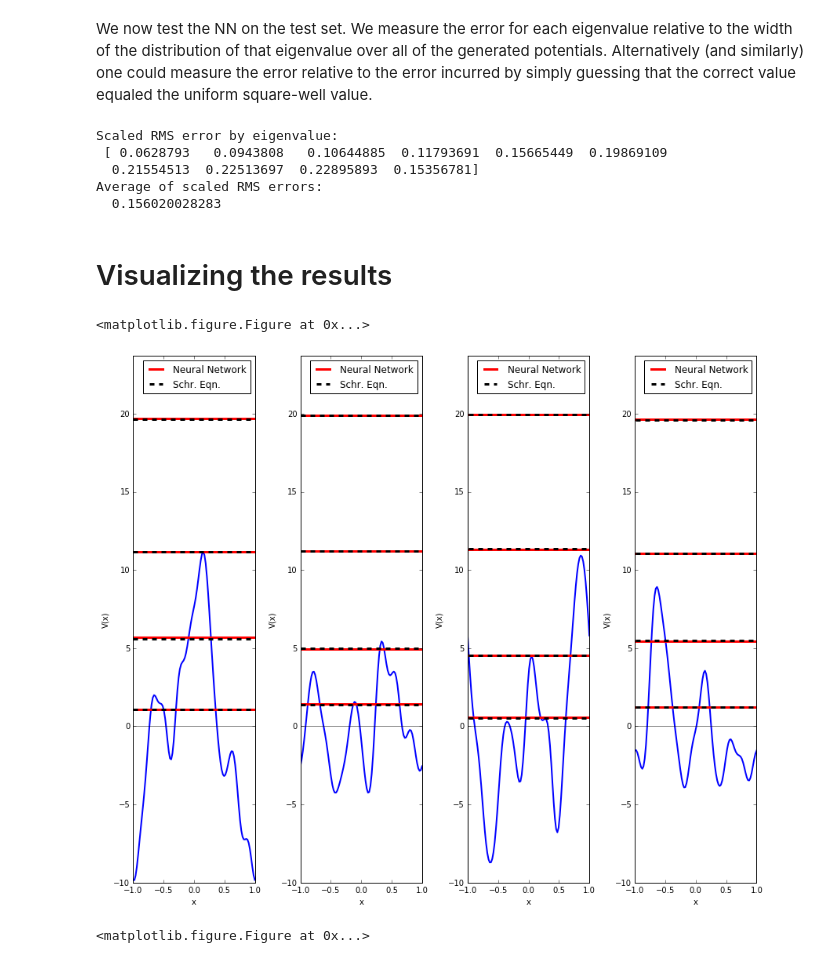
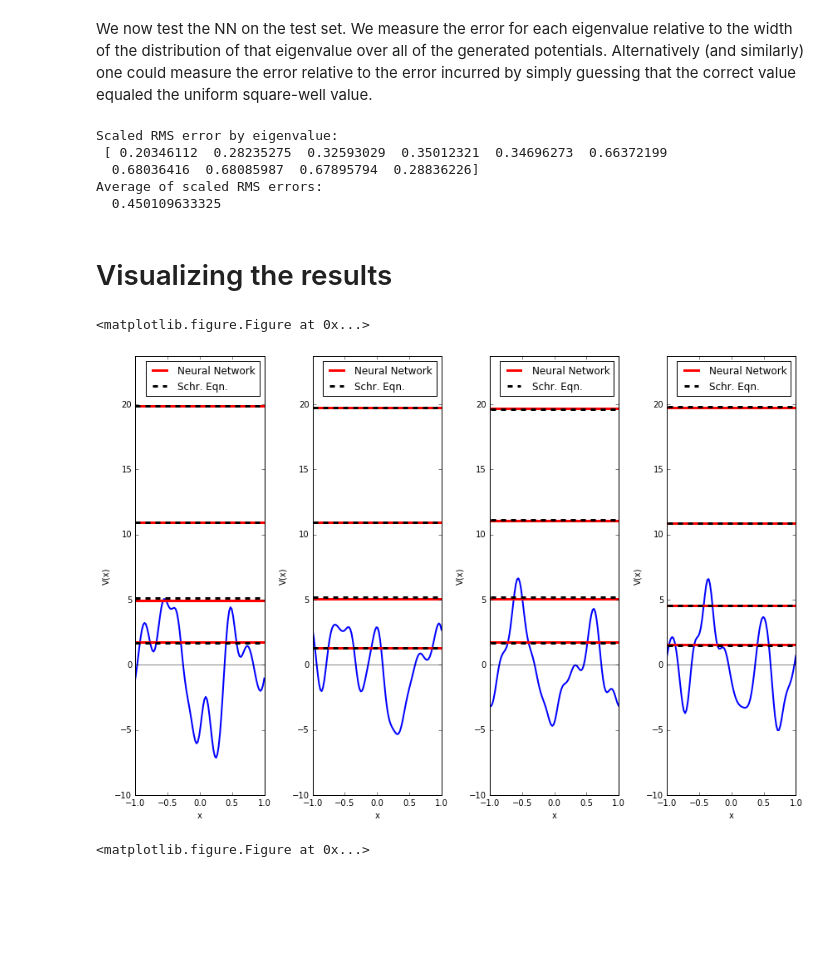
Before and after one commit to dhudsmith/qmnnet, a Jupyter notebook: jupyter/learn_sklearn_2.ipynb, the cells around one changed output. Drawn from its saved outputs; the diff is of its cells as text; code cells hidden in the pictures; blank space fills up the shorter version.

```diff
--- a/jupyter/learn_sklearn_2.ipynb
+++ b/jupyter/learn_sklearn_2.ipynb
@@ -116,6 +116,9 @@ X_test shape, y_test shape:  (80000, 100) (80000, 10)
 # %% [markdown]
 ## Training
 # %%
-model.set_params(regr__hidden_layer_sizes = (50,30), regr__tol = 0.000001, regr__warm_start = False)
-model.fit(X_test, y_test);
+model.set_params(regr__hidden_layer_sizes = (50,),
+                 regr__tol = 1e-8,
+                 regr__warm_start = False,
+                 regr__learning_rate_init=0.001)
+model.fit(X_train, y_train);
 # %% [output]
@@ -147,10 +150,10 @@ print("Scaled RMS error by eigenvalue:\n", y_scaled_err)
 print("Average of scaled RMS errors:\n ", np.mean(np.abs(y_scaled_err)))
 # %% [output]
 Scaled RMS error by eigenvalue:
- [ 0.0628793   0.0943808   0.10644885  0.11793691  0.15665449  0.19869109
-  0.21554513  0.22513697  0.22895893  0.15356781]
+ [ 0.20346112  0.28235275  0.32593029  0.35012321  0.34696273  0.66372199
+  0.68036416  0.68085987  0.67895794  0.28836226]
 Average of scaled RMS errors:
-  0.156020028283
+  0.450109633325
 # %% [markdown]
 # Visualizing the results
 # %%
@@ -160,33 +163,33 @@ nplot = nrows * ncols
 indplt = randint(0,X_test.shape[0], nplot)
 numeigsplt = 4
 
 def E0(n):
     return n**2 * np.pi**2 / 8.
 
 plt.clf()
 fig, axes = plt.subplots(nrows = nrows, ncols = ncols)
-fig.set_size_inches(3*ncols,10*nrows)
+fig.set_size_inches(3*ncols,8*nrows)
 subax = axes.flat
 
 for i in range(0, len(indplt)):
         subax[i].plot(xs, X_test[indplt[i]], linewidth = 2, label='$V(x)$')
         subax[i].axhline(y=0,xmin=-1,xmax=1, linestyle='solid' ,color = 'k', lw=0.5)
         for j in range(0, numeigsplt):
             lastaxNN = subax[i].axhline(y=E0(j+1)+y_pred[indplt[i],j], xmin = -1, xmax = 1,
                              ls = 'solid', color = 'r', lw = 3, label = 'Neural Network')
             lastaxSE = subax[i].axhline(y=E0(j+1)+y_test[indplt[i],j], xmin = -1, xmax = 1,
                              ls = 'dashed', color = 'k', lw =3, label = 'Schr. Eqn.')
 
         subax[i].set_xlabel("x")
         subax[i].set_ylabel("V(x)")
         subax[i].set_ylim((-V20, 1.2*E0(numeigsplt)))
         subax[i].legend([lastaxNN, lastaxSE], ["Neural Network", "Schr. Eqn."])
 
 plt.tight_layout();
 plt.show();
 plt.draw()
 fig.savefig("../Plots/NNPred.png")
 # %% [output]
 <matplotlib.figure.Figure at 0x...>
-[figure, old version]
+[figure, new version]
 <matplotlib.figure.Figure at 0x...>
```
Also changed, not shown: parts of 2 cells of this notebook, 12 other files.
